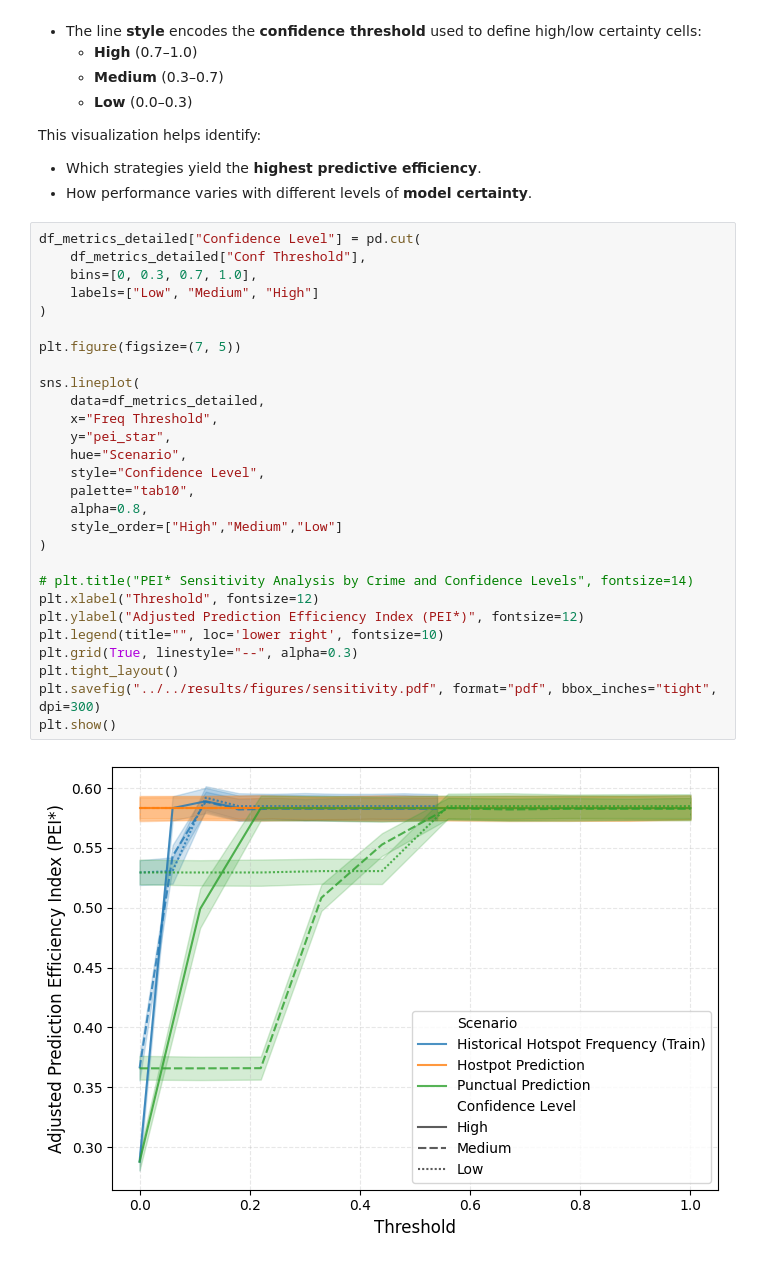
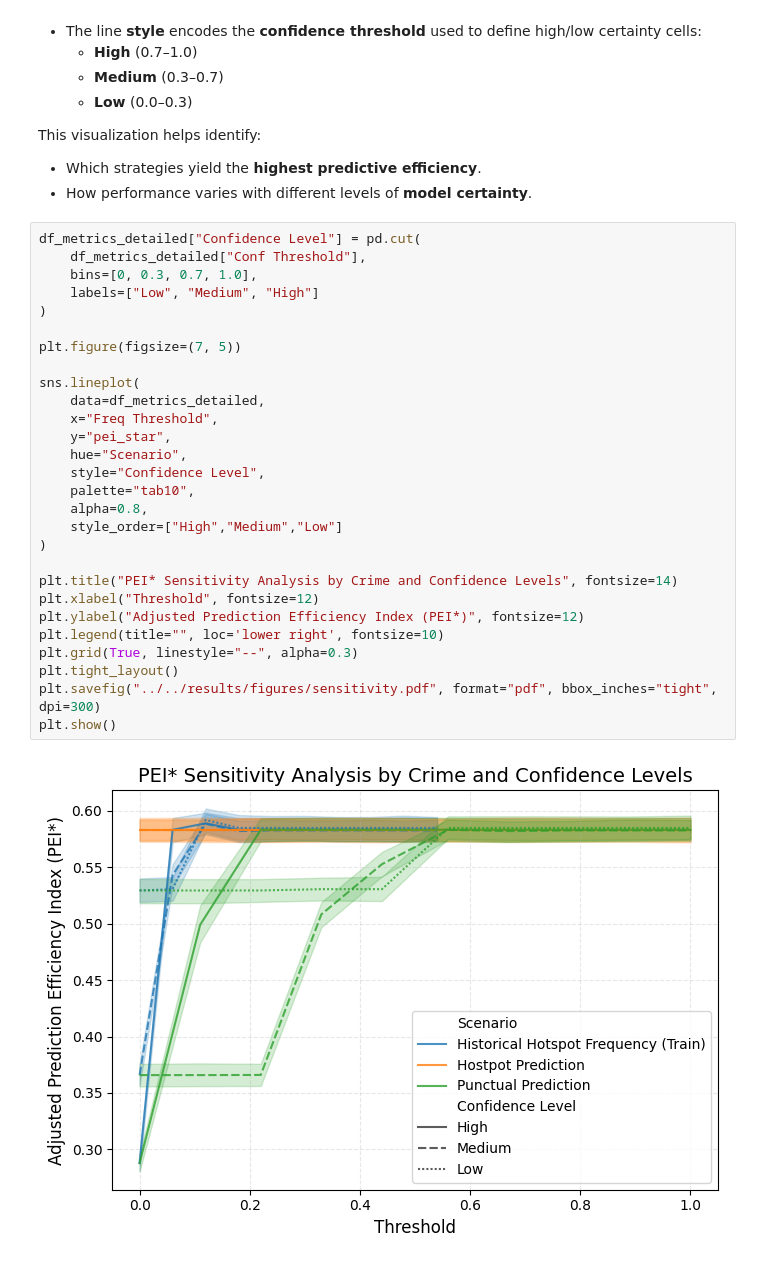
Before and after one commit to cristian-pulido/uncertainty-informed-decision-making, a Jupyter notebook: articulos/uncertainty-hotspots/experiments/chicago_real_data/05_evaluate_new_hotspots.ipynb, the cells around one changed output. Drawn from its saved outputs; the diff is of its cells as text.

Commit message:
keep titles in notebooks

```diff
--- a/articulos/uncertainty-hotspots/experiments/chicago_real_data/05_evaluate_new_hotspots.ipynb
+++ b/articulos/uncertainty-hotspots/experiments/chicago_real_data/05_evaluate_new_hotspots.ipynb
@@ -263,30 +263,30 @@ This visualization helps identify:
 # %%
 df_metrics_detailed["Confidence Level"] = pd.cut(
     df_metrics_detailed["Conf Threshold"],
     bins=[0, 0.3, 0.7, 1.0],
     labels=["Low", "Medium", "High"]
 )
 
 plt.figure(figsize=(7, 5))
 
 sns.lineplot(
     data=df_metrics_detailed,
     x="Freq Threshold",
     y="pei_star",
     hue="Scenario",
     style="Confidence Level",
     palette="tab10",
     alpha=0.8,
     style_order=["High","Medium","Low"]
 )
 
-# plt.title("PEI* Sensitivity Analysis by Crime and Confidence Levels", fontsize=14)
+plt.title("PEI* Sensitivity Analysis by Crime and Confidence Levels", fontsize=14)
 plt.xlabel("Threshold", fontsize=12)
 plt.ylabel("Adjusted Prediction Efficiency Index (PEI*)", fontsize=12)
 plt.legend(title="", loc='lower right', fontsize=10)
 plt.grid(True, linestyle="--", alpha=0.3)
 plt.tight_layout()
 plt.savefig("../../results/figures/sensitivity.pdf", format="pdf", bbox_inches="tight", dpi=300)
 plt.show()
 # %% [output]
-[figure, old version]
+[figure, new version]
```
Also changed, not shown: 9 other files.
